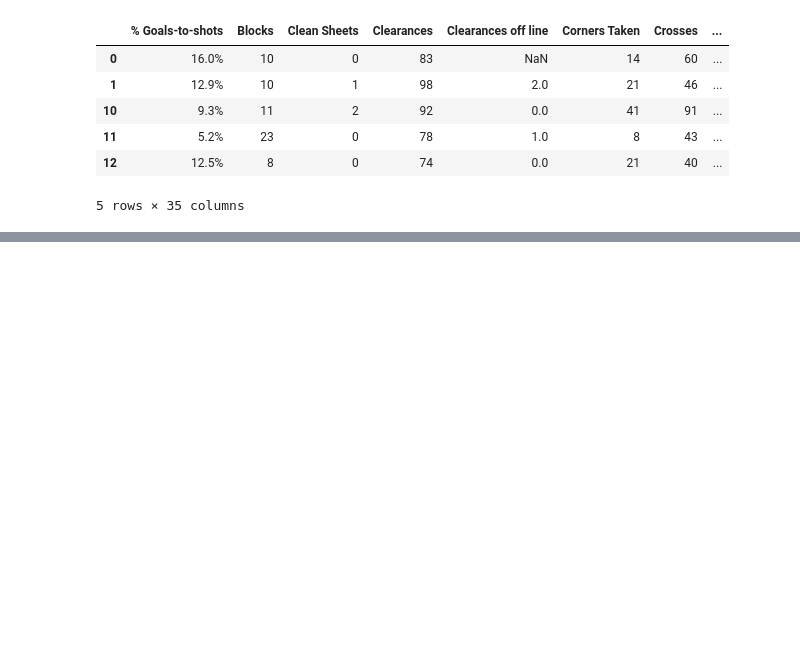
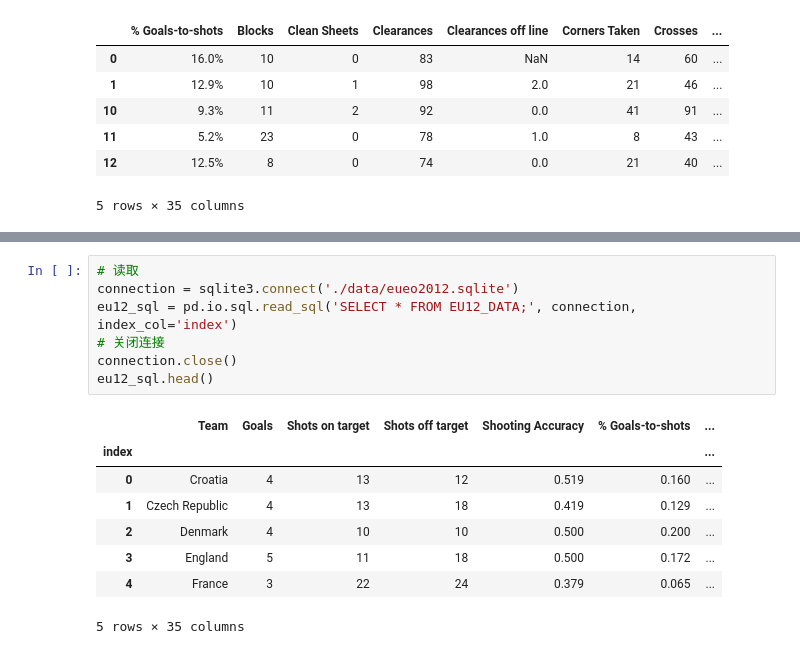
Before and after one commit to lqleon1214/data_analysis_test, a Jupyter notebook: reading data.ipynb, the cells around one changed output, grey strips where cells are left out. Cells and saved outputs as stored; diff of their text form; blank space fills up the shorter version.

```diff
--- a/reading data.ipynb
+++ b/reading data.ipynb
@@ -370,0 +381,16 @@ eu12_json.head()
+# %%
+# 读取
+connection = sqlite3.connect('./data/eueo2012.sqlite')
+eu12_sql = pd.io.sql.read_sql('SELECT * FROM EU12_DATA;', connection, index_col='index')
+# 关闭连接
+connection.close()
+eu12_sql.head()
+# %% [output]
+|  | Team | Goals | Shots on target | Shots off target | Shooting Accuracy | % Goals-to-shots | ... |
+| index |  |  |  |  |  |  | ... |
+| 0 | Croatia | 4 | 13 | 12 | 0.519 | 0.160 | ... |
+| 1 | Czech Republic | 4 | 13 | 18 | 0.419 | 0.129 | ... |
+| 2 | Denmark | 4 | 10 | 10 | 0.500 | 0.200 | ... |
+| 3 | England | 5 | 11 | 18 | 0.500 | 0.172 | ... |
+| 4 | France | 3 | 22 | 24 | 0.379 | 0.065 | ... |
+5 rows × 35 columns
```
Also changed, not shown: parts of 12 cells of this notebook, 2 other files.
